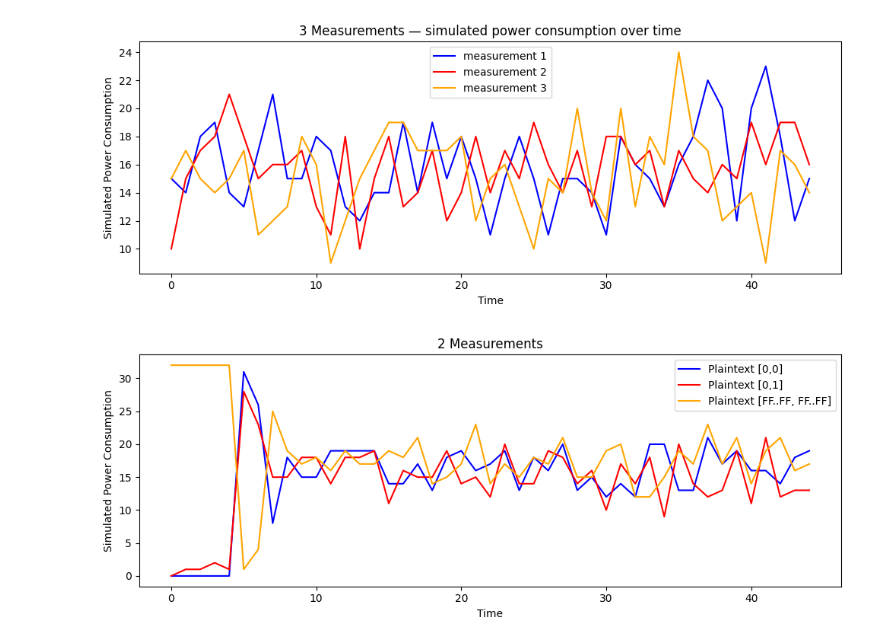
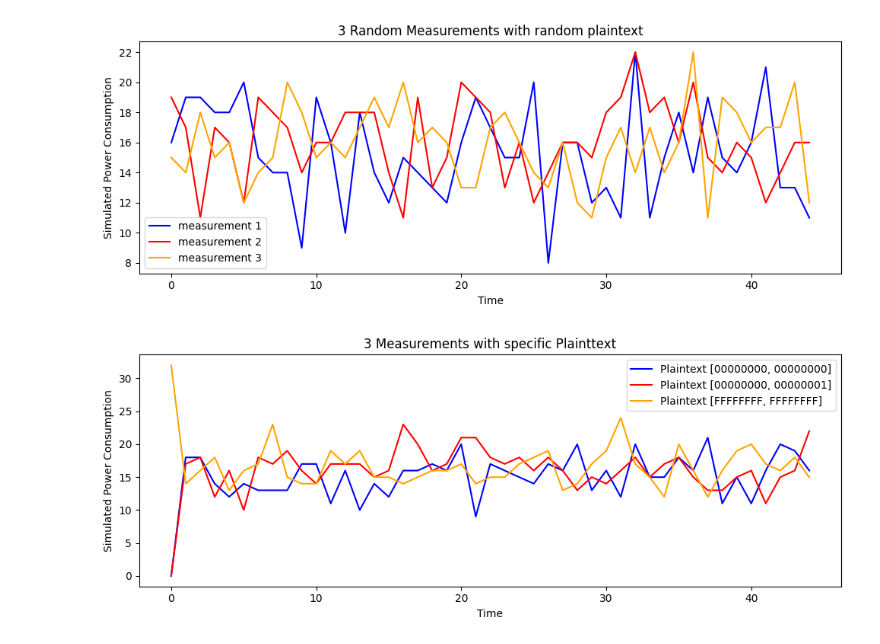
Before and after one commit to Makowe/impl-attck, a Jupyter notebook: simon/simon_64_128_simulation.ipynb, the cells around one changed output. Drawn from its saved outputs; the diff is of its cells as text; code cells hidden in the pictures.

```diff
--- a/simon/simon_64_128_simulation.ipynb
+++ b/simon/simon_64_128_simulation.ipynb
@@ -54,40 +54,39 @@ key = rng.integers(0, 2**32, 4, dtype=np.uint32)
 # %%
  # Perform 1000 simulated measurements
 measurements = []
 
 for i in range(NUM_MEASUREMENTS):
     plaintext = rng.integers(0, 2**32, 2, dtype=np.uint32)
     ciphertext, log = simon_64_128.encrypt_block(plaintext, key)
     current_consumption = log_to_measurement(log)
 
     measurements.append((plaintext, ciphertext, current_consumption))
 
 plt.figure(figsize=(10,4))
 vals1 = measurements[0][2]
 vals2 = measurements[1][2]
 vals3 = measurements[2][2]
 
 plt.plot(vals1, color='blue', label='measurement 1')
 plt.plot(vals2, color='red', label='measurement 2')
 plt.plot(vals3, color='orange', label='measurement 3')
 plt.legend()
 plt.xlabel("Time")
 plt.ylabel("Simulated Power Consumption")
-plt.title("3 Measurements — simulated power consumption over time")
+plt.title("3 Random Measurements with random plaintext")
 plt.tight_layout()
 plt.show()
 # %% [output]
-[figure, old version]
+[figure, new version]
 # %%
-key0 = np.array([0,0, 0, 0], dtype=np.uint32)
 plaintext1 = np.array([0,0], dtype=np.uint32)
-_, log1 = simon_64_128.encrypt_block(plaintext1, key0)
+_, log1 = simon_64_128.encrypt_block(plaintext1, key)
 
 plaintext2 = np.array([0,1], dtype=np.uint32)
-_, log2 = simon_64_128.encrypt_block(plaintext2, key0)
+_, log2 = simon_64_128.encrypt_block(plaintext2, key)
 
 plaintext3 = np.array([0xFFFFFFFF,0xFFFFFFFF], dtype=np.uint32)
-_, log3 = simon_64_128.encrypt_block(plaintext3, key0)
+_, log3 = simon_64_128.encrypt_block(plaintext3, key)
 
 current_consumption1 = log_to_measurement(log1)
 current_consumption2 = log_to_measurement(log2)
@@ -99,17 +98,17 @@ vals1 = current_consumption1
 vals2 = current_consumption2
 vals3 = current_consumption3
 
-plt.plot(vals1, color='blue', label='Plaintext [0,0]')
-plt.plot(vals2, color='red', label='Plaintext [0,1]')
-plt.plot(vals3, color='orange', label='Plaintext [FF..FF, FF..FF]')
+plt.plot(vals1, color='blue', label='Plaintext [00000000, 00000000]')
+plt.plot(vals2, color='red', label='Plaintext [00000000, 00000001]')
+plt.plot(vals3, color='orange', label='Plaintext [FFFFFFFF, FFFFFFFF]')
 plt.legend()
 plt.xlabel("Time")
 plt.ylabel("Simulated Power Consumption")
-plt.title("2 Measurements")
+plt.title("3 Measurements with specific Plainttext")
 plt.tight_layout()
 plt.show()
 # %% [output]
-[figure, old version]
+[figure, new version]
 # %%
 ATTACK_TABLE = [
     # Key word, Cipher Round to Attack, Byte Shift within key word
```
Also changed, not shown: parts of 6 cells of this notebook.
